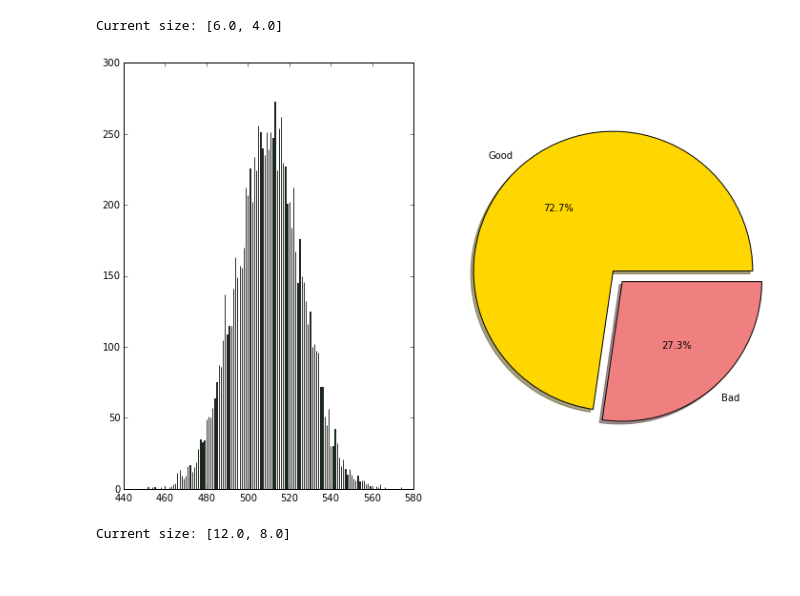
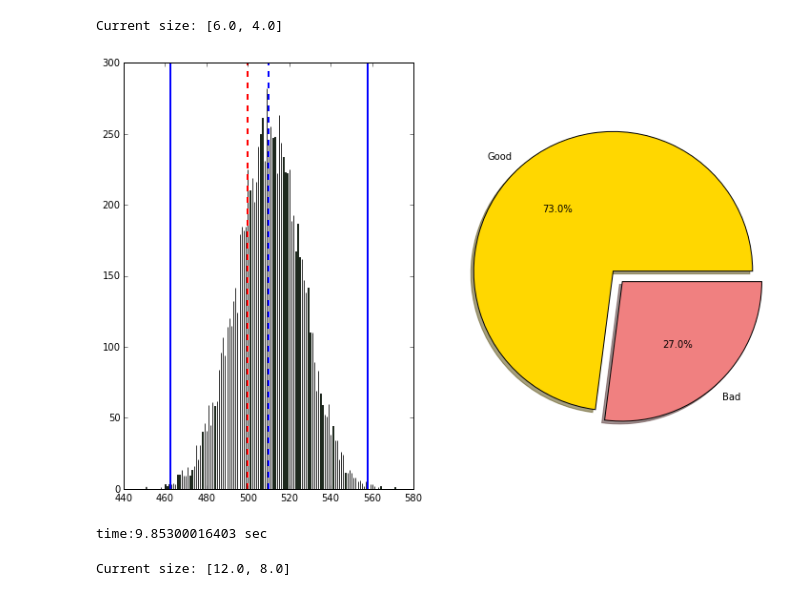
Before and after one commit to izhleba/public_math_prob, a Jupyter notebook: base_prob.ipynb, the cells around one changed output. Saved outputs shown, nothing was run; the diff lists cells and outputs as text; code cells hidden in the pictures.

Commit message:
3 sigma

```diff
--- a/base_prob.ipynb
+++ b/base_prob.ipynb
@@ -13,38 +13,50 @@ def set_size():
 %matplotlib inline
 import numpy as np
 import matplotlib.pyplot as plt
+import time
+
+start = time.time()
 
 c = 1
 p = 0.51
 n = 1000
 n_half = n / 2
 tests = 10000
 votes = np.zeros(tests)
 results = np.zeros(tests)
 
 for i in xrange(tests):
     s = np.random.binomial(c, p, n)
     votes[i] = np.sum(s)
     results[i] = (votes[i] / n) > 0.5
 set_size()
 # Hist
 ax = plt.subplot(121)
-ax.hist(votes,n + 1,color='green',alpha=0.8)
+ax.hist(votes,n,color='green',alpha=0.8)
+sigma = np.std(votes)
+mean = np.mean(votes)
+ax.axvline(n/2, color='r', linestyle='--', lw=2)
+ax.axvline(mean, color='b', linestyle='--', lw=2)
+ax.axvline(mean+3*sigma, color='b', linestyle='-', lw=2)
+ax.axvline(mean-3*sigma, color='b', linestyle='-', lw=2)
 # Bar
 labels = u'Good', u'Bad'
 avproved = np.sum(results)
 sizes = [avproved, tests - avproved]
 colors = ['gold', 'lightcoral']
 explode = (0.1, 0)
 ax2 = plt.subplot(122)
 ax2.pie(sizes, explode=explode, labels=labels, colors=colors,
         autopct='%1.1f%%', shadow=True)
 # Plot
 plt.axis('equal')
 plt.show()
+end = time.time()
+print("time:"+str(end - start)+" sec")
 # %% [output]
 Current size: [6.0, 4.0]
-[figure, old version]
+[figure, new version]
+time:9.85300016403 sec
 # %%
 n = 1000
 part = 1
```
Also changed, not shown: parts of 3 cells of this notebook.
